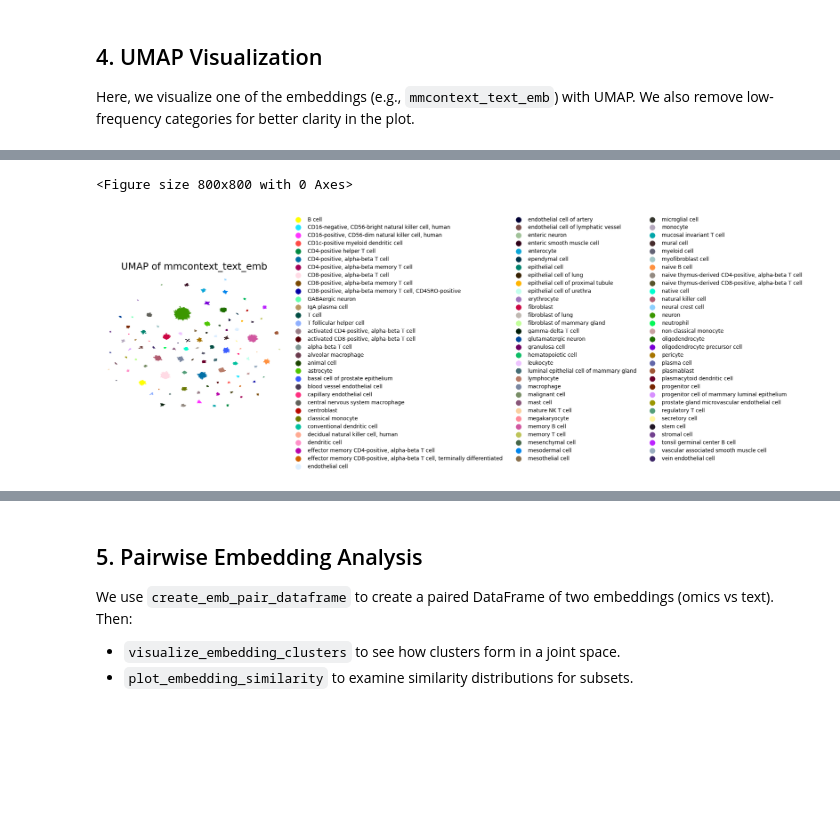
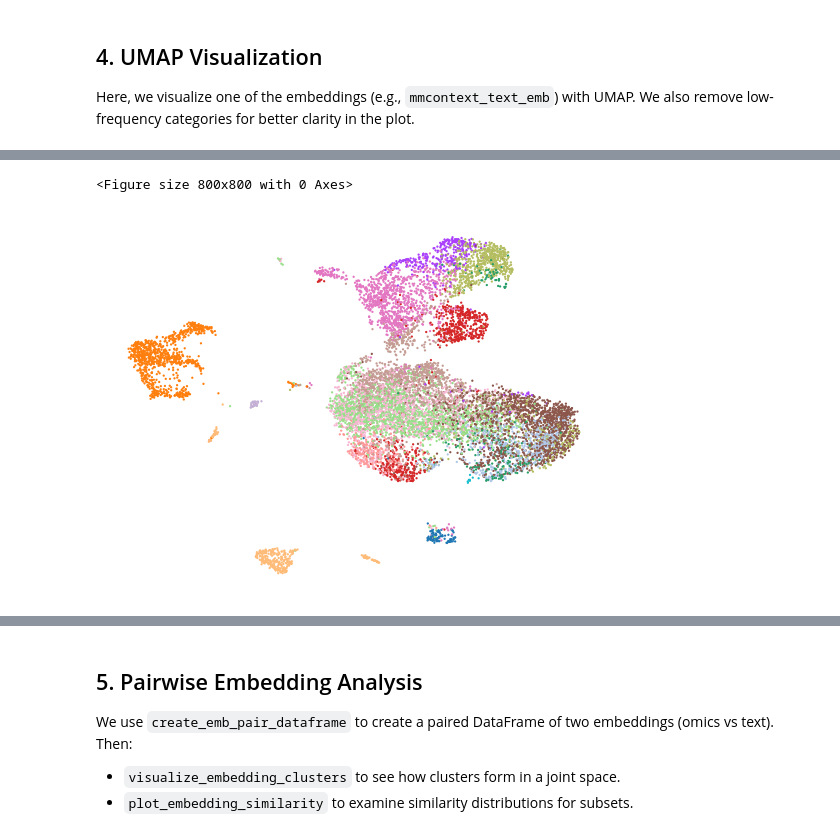
Before and after one commit to mengerj/mmcontext, a Jupyter notebook: exploratory/notebooks/eval_model.ipynb, the cells around one changed output, grey strips where cells are left out. Saved outputs shown, nothing was run; the diff lists cells and outputs as text; code cells hidden in the pictures; blank space fills up the shorter version.

```diff
--- a/exploratory/notebooks/eval_model.ipynb
+++ b/exploratory/notebooks/eval_model.ipynb
@@ -28,7 +28,7 @@ from mmcontext.engine import OmicsQueryAnnotator
 from mmcontext.eval import evaluate_annotation_accuracy, scibEvaluator, zero_shot_classification_roc
 from mmcontext.eval.utils import create_emb_pair_dataframe
 from mmcontext.pl import plot_umap, visualize_embedding_clusters
-from mmcontext.pl.plotting import plot_embedding_similarity, plot_query_scores_umap
+from mmcontext.pl.plotting import plot_embedding_similarity, plot_grouped_bar_chart, plot_query_scores_umap
 from mmcontext.pp.utils import consolidate_low_frequency_categories
 
 # mmcontext imports
@@ -44,12 +44,12 @@ logger = setup_logging()
 SAVE_RESULTS = False  # Optionally toggle saving results
 SAVE_FIGURES = False  # Optionally toggle saving figures
 
-MODEL_NAME = "jo-mengr/mmcontext-3_5k-cell_type-geneformer-2048"  # Example model name
-DATASET_NAME = "cellxgene_pseudo_bulk_3_5k_pairs_cell_type"  # Example dataset name
+MODEL_NAME = "jo-mengr/mmcontext-100k-natural_language_annotation-pca-2048-text-unfrozen"  # Example model name
+DATASET_NAME = "geo_70k_pairs_natural_language_annotation"  # Example dataset name
 
 # These keys can be adapted to your AnnData
-BATCH_KEY = "dataset_title"
-LABEL_KEY = "cell_type"  # The column used for bio labels
+BATCH_KEY = "study"
+LABEL_KEY = "natural_language_annotation"  # The column used for bio labels
 # Additional keys for scibEvaluator
 EMBEDDING_KEYS = [
     "mmcontext_emb",
@@ -77,7 +76,7 @@ logger.info("Loading dataset from HuggingFace...")
 dataset = load_dataset(f"jo-mengr/{DATASET_NAME}", download_mode="force_redownload")
 
 logger.info("Splitting to test subset...")
-test_dataset = dataset["train"]
+test_dataset = dataset["val"]
 
 logger.info("Loading model...")
 model = SentenceTransformer(MODEL_NAME)
@@ -136,6 +122,6 @@ omics_embeddings = model.encode(test_dataset["anndata_ref"])
 # %%
 logger.info("Generating text embeddings with pre-trained multi-modal model...")
-text_annotations = adata.obs[LABEL_KEY].values.tolist()
+text_annotations = test_dataset["caption"]  # adata.obs[LABEL_KEY].values.tolist()
 text_embeddings = model.encode(text_annotations)
 logger.info("Generating text embeddings with original text model...")
 text_encoder_name = model[0].text_encoder_name
@@ -158,2 +144,10 @@ adata.obsm["text_emb_original"] = text_embeddings_original
+# %%
+import scanpy as sc
+
+# perform leiden clustering
+emb_key = "X_geneformer"
+sc.pp.neighbors(adata, n_neighbors=30, use_rep=emb_key)
+sc.tl.leiden(adata, resolution=0.5)
+adata.obs[f"leiden_{emb_key}"] = adata.obs["leiden"]
 # %%
 # get index of cells that are from blood and 10x 3' v2
@@ -171,14 +161,24 @@ del adata_neuron.uns["dataset_title_colors"]
 # %%
 logger.info("Consolidating low-frequency categories...")
-LABEL_KEY = "cell_type"
+# LABEL_KEY = BATCH_KEY
 adata_cut = adata.copy()
-adata_cut = consolidate_low_frequency_categories(adata_cut, [LABEL_KEY], threshold=60, remove=True)
+# LABEL_KEY = "leiden_X_geneformer"
+adata_cut = consolidate_low_frequency_categories(adata_cut, [LABEL_KEY], threshold=0)
 
 # The color_key can be changed to anything in adata.obs, e.g. BATCH_KEY or LABEL_KEY.
 color_key = LABEL_KEY
 
 logger.info("Plotting UMAP...")
-plot_umap(adata_cut, color_key=color_key, embedding_key="mmcontext_text_emb")
+plot_umap(
+    adata_cut,
+    color_key=color_key,
+    embedding_key="mmcontext_emb",
+    title="",
+    legend_loc=None,
+    save_plot=False,
+    save_format="svg",
+    save_dir=".",
+)
 
 if SAVE_FIGURES:
     import matplotlib.pyplot as plt
@@ -193,2 +193,2 @@ if SAVE_FIGURES:
 <Figure size 800x800 with 0 Axes>
-[figure, old version]
+[figure, new version]
```
Also changed, not shown: parts of 27 cells of this notebook, 1 other file.
